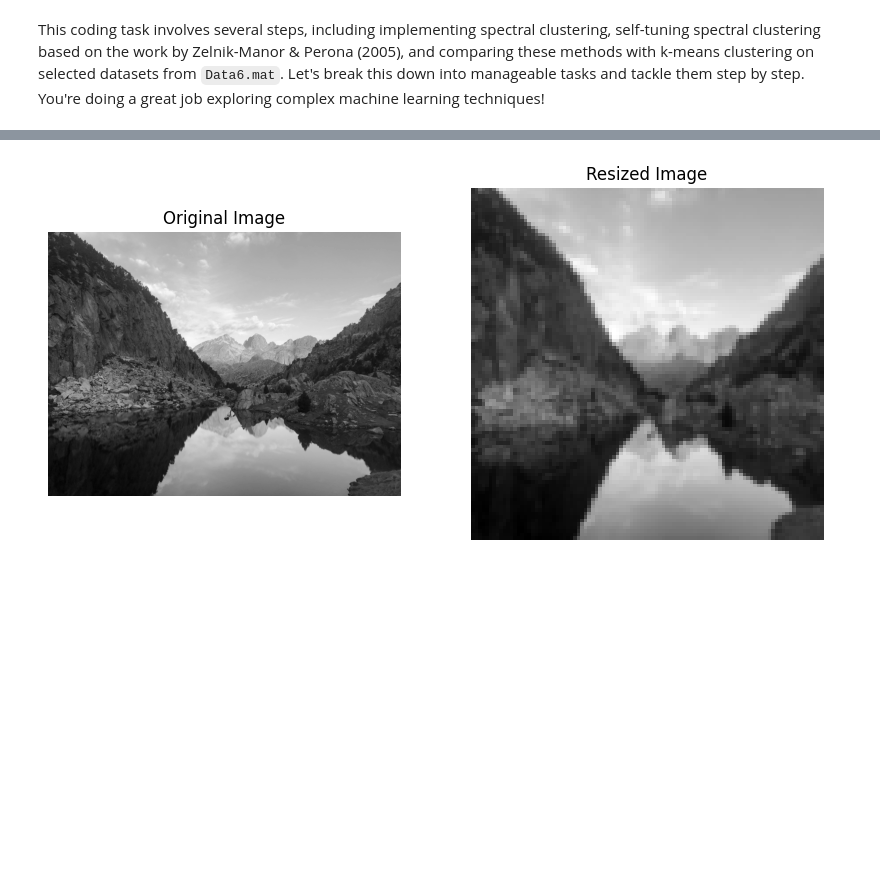
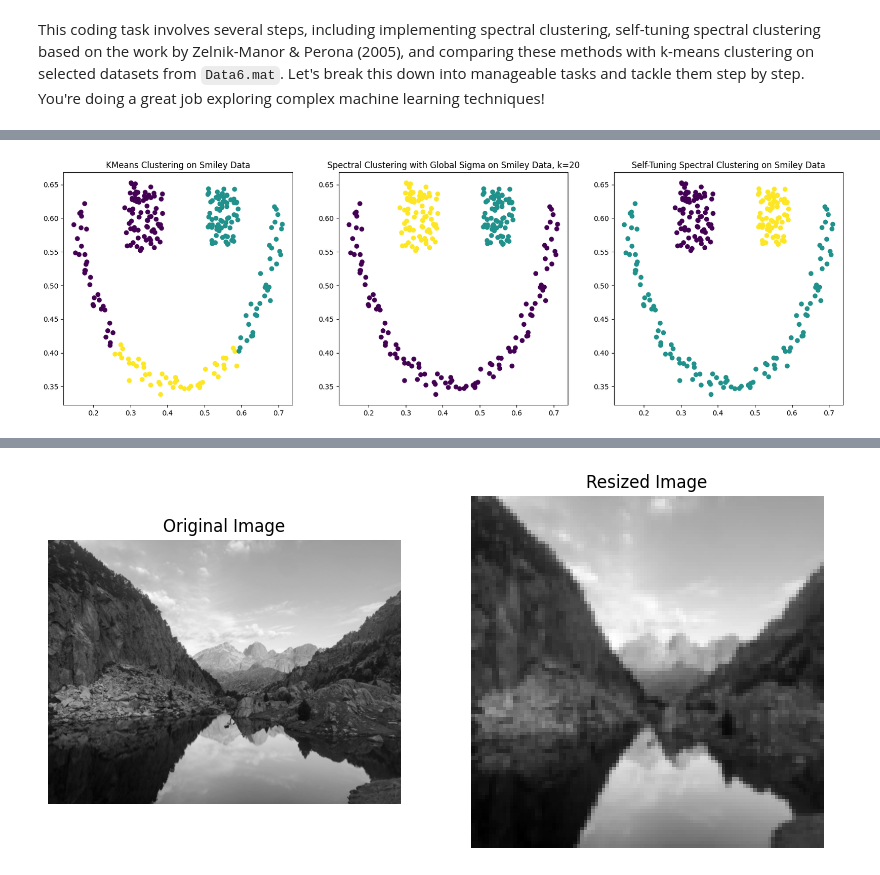
Before and after one commit to AvivGelfand/Geometry-of-Information-Course, a Jupyter notebook: Ex3_GOI.ipynb, the cells around one changed output, grey strips where cells are left out. Saved outputs shown, nothing was run; the diff lists cells and outputs as text; code cells hidden in the pictures; blank space fills up the shorter version.

```diff
--- a/Ex3_GOI.ipynb
+++ b/Ex3_GOI.ipynb
@@ -263,19 +233,0 @@ kmeans_labels = kmeans.fit_predict(circles)
-# %%
-#spectral clustering with global sigma
-def calc_w_global_sigma(data, k):
-    # Compute the k-nearest neighbors
-    nbrs = NearestNeighbors(n_neighbors=k).fit(data)
-    distances, _ = nbrs.kneighbors(data)
-    # Use the k-th nearest neighbor distance as sigma for each point and take the average
-    sigma = np.mean(distances[:, k-1])
-    pairwise_dists = squareform(pdist(data, 'euclidean'))
-    w = np.exp(-pairwise_dists ** 2 / (2 * sigma ** 2))
-    np.fill_diagonal(w, 0)
-    return w
-W = calc_w_global_sigma(circles, 20) # i've tried a range of K from 10 to 30, none of them managed to capture the differneces completely, so i just went with the average between 10 and 30.
-L = laplacian(W, normed=False)
-eigvals,eigvecs = np.linalg.eigh(L)
-first_non_zero_eigval_idx = np.where(eigvals > 1e-10)[0][0]
-X = eigvecs[:, first_non_zero_eigval_idx:first_non_zero_eigval_idx+n_clusters]
-X_normalized = normalize(X, norm='l2', axis=1)
-spec_clusters_circles = KMeans(n_clusters, n_init = 10).fit(X_normalized).labels_
@@ -367,0 +327,66 @@ However! spectral clustering with a local sigma and k=20 succesfully seperates t
+# %%
+# Import required libraries
+import numpy as np
+import matplotlib.pyplot as plt
+from sklearn.cluster import KMeans
+from scipy.sparse.csgraph import laplacian
+from scipy.spatial.distance import pdist, squareform
+from sklearn.preprocessing import normalize
+from sklearn.neighbors import NearestNeighbors
+
+# Assuming the function 'calc_w_global_sigma' and 'w_local' are defined in your script as per the previous context
+
+# Load smiley dataset
+smiley_data = smiley_points  # Assuming smiley is already defined
+
+# Apply KMeans clustering on the smiley dataset
+num_clusters = 3
+kmeans_for_smiley = KMeans(n_clusters=num_clusters, n_init=10)
+smiley_kmeans_labels = kmeans_for_smiley.fit_predict(smiley_data)
+
+# Spectral Clustering with a globally computed sigma
+def global_sigma_weight_matrix(dataset, k_neighbors=20):
+    # Calculate the weight matrix with global sigma
+    weight_matrix = calc_w_global_sigma(dataset, k_neighbors)
+    # Calculate the Laplacian matrix from the weight matrix
+    laplacian_matrix = laplacian(weight_matrix, normed=False)
+    # Compute eigenvalues and eigenvectors
+    eigen_vals, eigen_vecs = np.linalg.eigh(laplacian_matrix)
+    # Identify the index of the first non-zero eigenvalue
+    idx_non_zero = np.where(eigen_vals > 1e-10)[0][0]
+    # Select eigenvectors based on the identified index to form a feature matrix
+    feature_matrix = eigen_vecs[:, idx_non_zero:idx_non_zero + num_clusters + 1]
+    # Normalize the feature matrix
+    feature_matrix_norm = normalize(feature_matrix, norm='l2', axis=1)
+    return feature_matrix_norm
+
+# Perform spectral clustering on smiley data with global sigma
+features_global = global_sigma_weight_matrix(smiley_data, 20)
+global_sigma_clusters = KMeans(n_clusters=num_clusters, n_init=10).fit(features_global).labels_
+
+# Self-tuning Spectral Clustering with local sigma
+features_local = compute_local_sigma_weight_matrix(smiley_data, k=7)  # Assuming function definition from previous context
+laplacian_matrix_local = laplacian(features_local, normed=False)
+eigen_vals_local, eigen_vecs_local = np.linalg.eigh(laplacian_matrix_local)
+idx_non_zero_local = np.where(eigen_vals_local > 1e-10)[0][0]
+features_local_matrix = eigen_vecs_local[:, idx_non_zero_local:idx_non_zero_local + num_clusters + 1]
+features_local_norm = normalize(features_local_matrix, norm='l2', axis=1)
+local_sigma_clusters = KMeans(n_clusters=num_clusters, n_init=10).fit(features_local_norm).labels_
+
+# Visualize clustering results
+plt.figure(figsize=(20, 6))
+# KMeans clustering results
+plt.subplot(1, 3, 1)
+plt.scatter(smiley_data[:, 0], smiley_data[:, 1], c=smiley_kmeans_labels)
+plt.title('KMeans Clustering on Smiley Data')
+# Global sigma spectral clustering results
+plt.subplot(1, 3, 2)
+plt.scatter(smiley_data[:, 0], smiley_data[:, 1], c=global_sigma_clusters)
+plt.title('Spectral Clustering with Global Sigma on Smiley Data, k=20')
+# Local sigma spectral clustering results
+plt.subplot(1, 3, 3)
+plt.scatter(smiley_data[:, 0], smiley_data[:, 1], c=local_sigma_clusters)
+plt.title('Self-Tuning Spectral Clustering on Smiley Data')
+plt.show()
+# %% [output]
+[figure, added]
```
Also changed, not shown: parts of 24 cells of this notebook.
